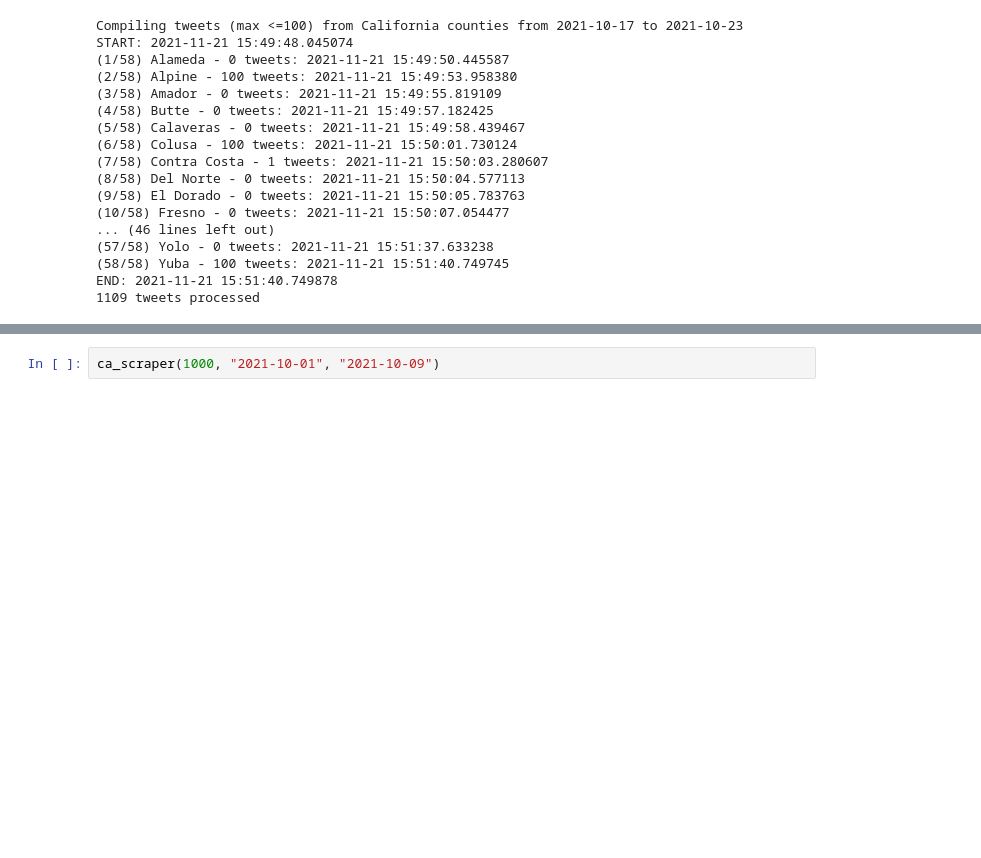
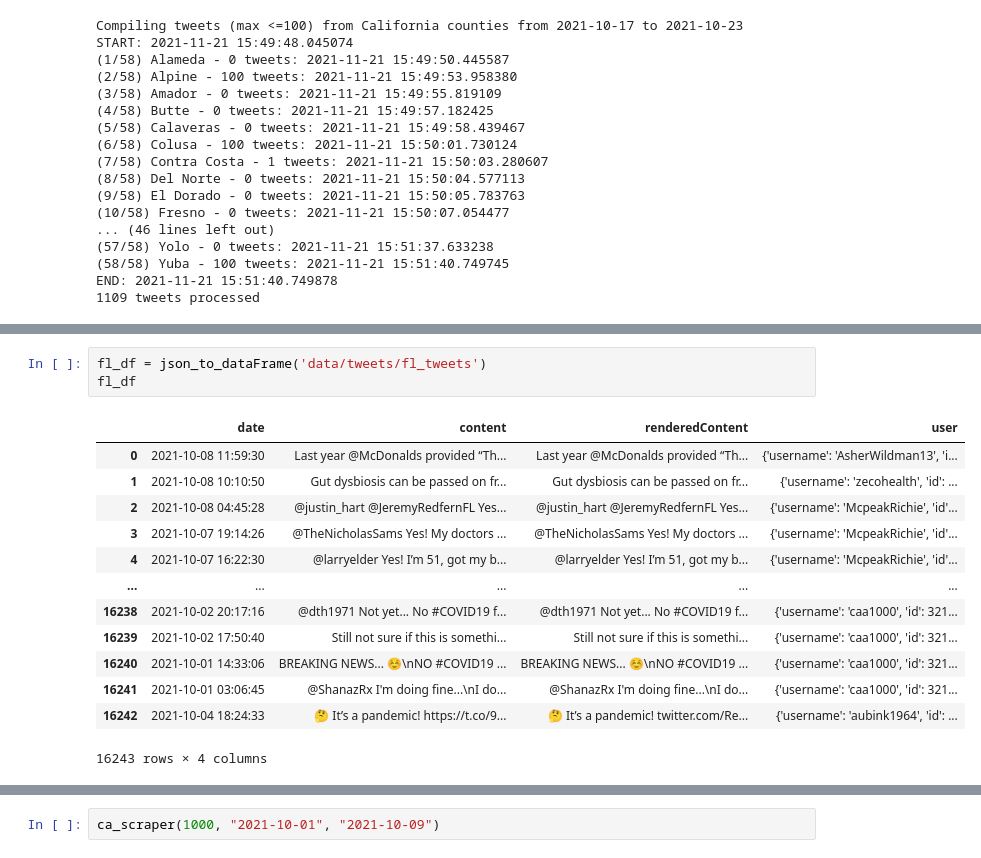
Before and after one commit to The-Processors/ics-438-final-project, a Jupyter notebook: Final Project.ipynb, the cells around one changed output, grey strips where cells are left out. Cells and saved outputs as stored; diff of their text form; blank space fills up the shorter version.

```diff
--- a/Final Project.ipynb
+++ b/Final Project.ipynb
@@ -207,0 +210,17 @@ ca_df
+# %%
+fl_df = json_to_dataFrame('data/tweets/fl_tweets')
+fl_df
+# %% [output]
+|  | date | content | renderedContent | user |
+| 0 | 2021-10-08 11:59:30 | Last year @McDonalds provided “Th... | Last year @McDonalds provided “Th... | {'username': 'AsherWildman13', 'i... |
+| 1 | 2021-10-08 10:10:50 | Gut dysbiosis can be passed on fr... | Gut dysbiosis can be passed on fr... | {'username': 'zecohealth', 'id': ... |
+| 2 | 2021-10-08 04:45:28 | @justin_hart @JeremyRedfernFL Yes... | @justin_hart @JeremyRedfernFL Yes... | {'username': 'McpeakRichie', 'id'... |
+| 3 | 2021-10-07 19:14:26 | @TheNicholasSams Yes! My doctors ... | @TheNicholasSams Yes! My doctors ... | {'username': 'McpeakRichie', 'id'... |
+| 4 | 2021-10-07 16:22:30 | @larryelder Yes! I’m 51, got my b... | @larryelder Yes! I’m 51, got my b... | {'username': 'McpeakRichie', 'id'... |
+| ... | ... | ... | ... | ... |
+| 16238 | 2021-10-02 20:17:16 | @dth1971 Not yet... No #COVID19 f... | @dth1971 Not yet... No #COVID19 f... | {'username': 'caa1000', 'id': 321... |
+| 16239 | 2021-10-02 17:50:40 | Still not sure if this is somethi... | Still not sure if this is somethi... | {'username': 'caa1000', 'id': 321... |
+| 16240 | 2021-10-01 14:33:06 | BREAKING NEWS... ☺️\nNO #COVID19 ... | BREAKING NEWS... ☺️\nNO #COVID19 ... | {'username': 'caa1000', 'id': 321... |
+| 16241 | 2021-10-01 03:06:45 | @ShanazRx I'm doing fine...\nI do... | @ShanazRx I'm doing fine...\nI do... | {'username': 'caa1000', 'id': 321... |
+| 16242 | 2021-10-04 18:24:33 | 🤔 It’s a pandemic! https://t.co/9... | 🤔 It’s a pandemic! twitter.com/Re... | {'username': 'aubink1964', 'id': ... |
+16243 rows × 4 columns
```
Also changed, not shown: parts of 16 cells of this notebook.
